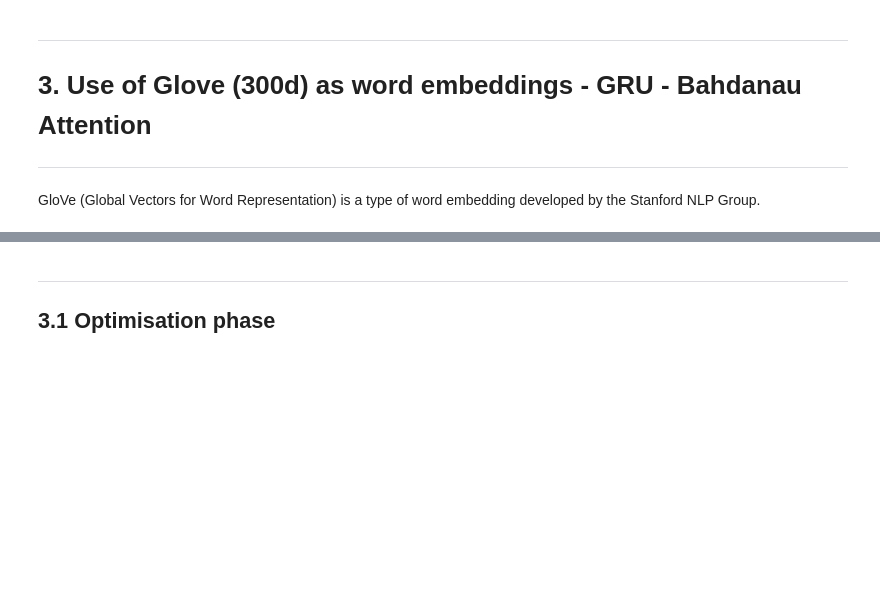
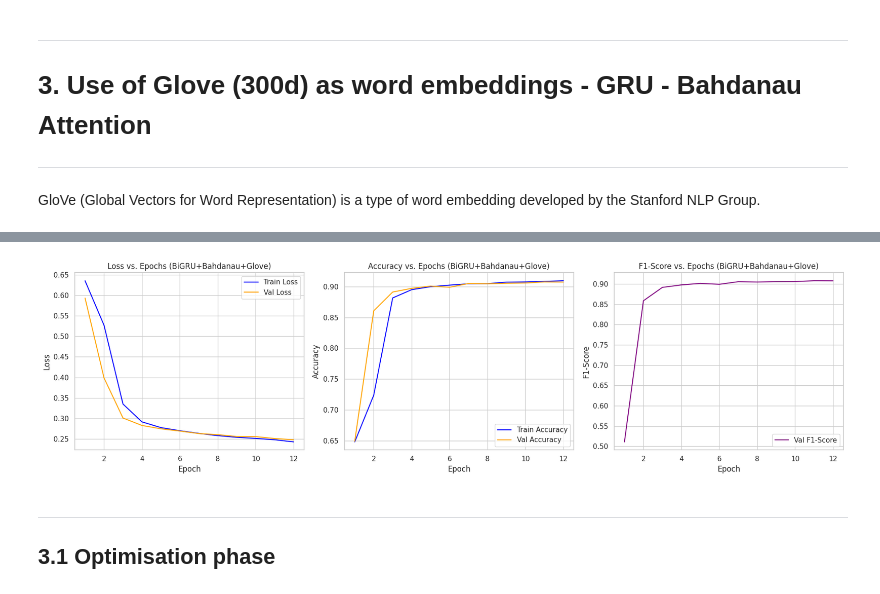
Before and after one commit to etoMvom/masterThesis, a Jupyter notebook: code/binary-class/notebooks/Binary_Class_Bi_GRU_Bahdanau_Attention_Glove300d_PubMedBert.ipynb, the cells around one changed output, grey strips where cells are left out. Drawn from its saved outputs; the diff is of its cells as text; code cells hidden in the pictures; blank space fills up the shorter version.

```diff
--- a/code/binary-class/notebooks/Binary_Class_Bi_GRU_Bahdanau_Attention_Glove300d_PubMedBert.ipynb
+++ b/code/binary-class/notebooks/Binary_Class_Bi_GRU_Bahdanau_Attention_Glove300d_PubMedBert.ipynb
@@ -1145,9 +1322,8 @@ Opt: Adam | Epoch 1/4 - TL: 0.3588, VL: 0.2746, TA: 84.89%, VA: 89.93%, F1: 86.4
 2.1.2 Depth value selection
 # %%
 depth_values = [1, 2, 3]
-num_epochs = 4
-learning_rate = 1e-4
-weight_decay = 1e-10
+num_epochs = 5
+learning_rate = 1e-5
 criterion = nn.BCEWithLogitsLoss()
 
 all_train_losses = {}
@@ -1160,7 +1336,7 @@ for depth in depth_values:
 
     model = BioBERT_GRU_Attention(biobert, BERT_DIM, HIDDEN_DIM, dropout_prob=DROPOUT).to(device)
 
-    optimizer = optim.Adam(model.parameters(), lr=learning_rate, weight_decay=weight_decay)
+    optimizer = optim.Adam(model.parameters(), lr=learning_rate)
     scheduler = ReduceLROnPlateau(optimizer, mode='min', factor=0.5, patience=2, verbose=True)
 
     wandb.init(entity='wilfried-mvomoeto-university-of-li-ge',
@@ -1244,9 +1420,9 @@ Depth: 1 | Epoch 1/4 - TL: 0.1746, VL: 0.0937, TA: 92.66%, VA: 96.46%, F1: 97.38
 # %% [markdown]
 2.1.3 Learning rate value selection
 # %%
-learning_rates = [1e-4, 5e-4]
+learning_rates = [1e-5, 5e-5, 7e-5]
 criterion = nn.BCEWithLogitsLoss()
-num_epochs = 4
+num_epochs = 5
 all_train_losses = {}
 all_val_losses = {}
 all_train_accs = {}
@@ -1257,7 +1433,7 @@ for lr in learning_rates:
 
     model = BioBERT_GRU_Attention(biobert, BERT_DIM, HIDDEN_DIM, dropout_prob=DROPOUT).to(device)
 
-    optimizer = optim.Adam(model.parameters(), lr=lr, weight_decay=1e-3)
+    optimizer = optim.Adam(model.parameters(), lr=lr)
     scheduler = ReduceLROnPlateau(optimizer, mode='min', factor=0.5, patience=2, verbose=True)
 
     wandb.init(entity='wilfried-mvomoeto-university-of-li-ge',
@@ -1672,0 +1851,6 @@ test_loader = DataLoader(test_dataset, batch_size=BATCH_SIZE, shuffle=False)
+# %%
+model = GloVe_GRU_BahdanauAttention(embedding_matrix=embedding_matrix, hidden_dim=350, num_layers=1, dropout_prob=0.8).to(device)
+
+print(model)
+print()
+print(count_parameters(model))
@@ -1673,3 +1898,35 @@ test_loader = DataLoader(test_dataset, batch_size=BATCH_SIZE, shuffle=False)
+# %%
+sns.set(style="whitegrid")
+
+plt.figure(figsize=(18, 5))
+
+plt.subplot(1, 3, 1)  # 1 row, 3 columns, 1st plot
+sns.lineplot(x=range(1, len(train_losses) + 1), y=train_losses, label='Train Loss', color='blue')
+sns.lineplot(x=range(1, len(val_losses) + 1), y=val_losses, label='Val Loss', color='orange')
+plt.xlabel('Epoch')
+plt.ylabel('Loss')
+plt.title('Loss vs. Epochs (BiGRU+Bahdanau+Glove)')
+plt.legend()
+
+plt.subplot(1, 3, 2)  # 1 row, 3 columns, 2nd plot
+sns.lineplot(x=range(1, len(train_accs) + 1), y=train_accs, label='Train Accuracy', color='blue')
+sns.lineplot(x=range(1, len(val_accs) + 1), y=val_accs, label='Val Accuracy', color='orange')
+plt.xlabel('Epoch')
+plt.ylabel('Accuracy')
+plt.title('Accuracy vs. Epochs (BiGRU+Bahdanau+Glove)')
+plt.legend()
+
+plt.subplot(1, 3, 3)  # 1 row, 3 columns, 3rd plot
+sns.lineplot(x=range(1, len(val_f1s) + 1), y=val_f1s, label='Val F1-Score', color='purple')
+plt.xlabel('Epoch')
+plt.ylabel('F1-Score')
+plt.title('F1-Score vs. Epochs (BiGRU+Bahdanau+Glove)')
+plt.legend()
+
+plt.tight_layout()
+plt.show()
+# %% [output]
+[figure, added]
 # %% [markdown]
 ---
 ## 3.1 **Optimisation phase**
```
Also changed, not shown: parts of 55 cells of this notebook.
